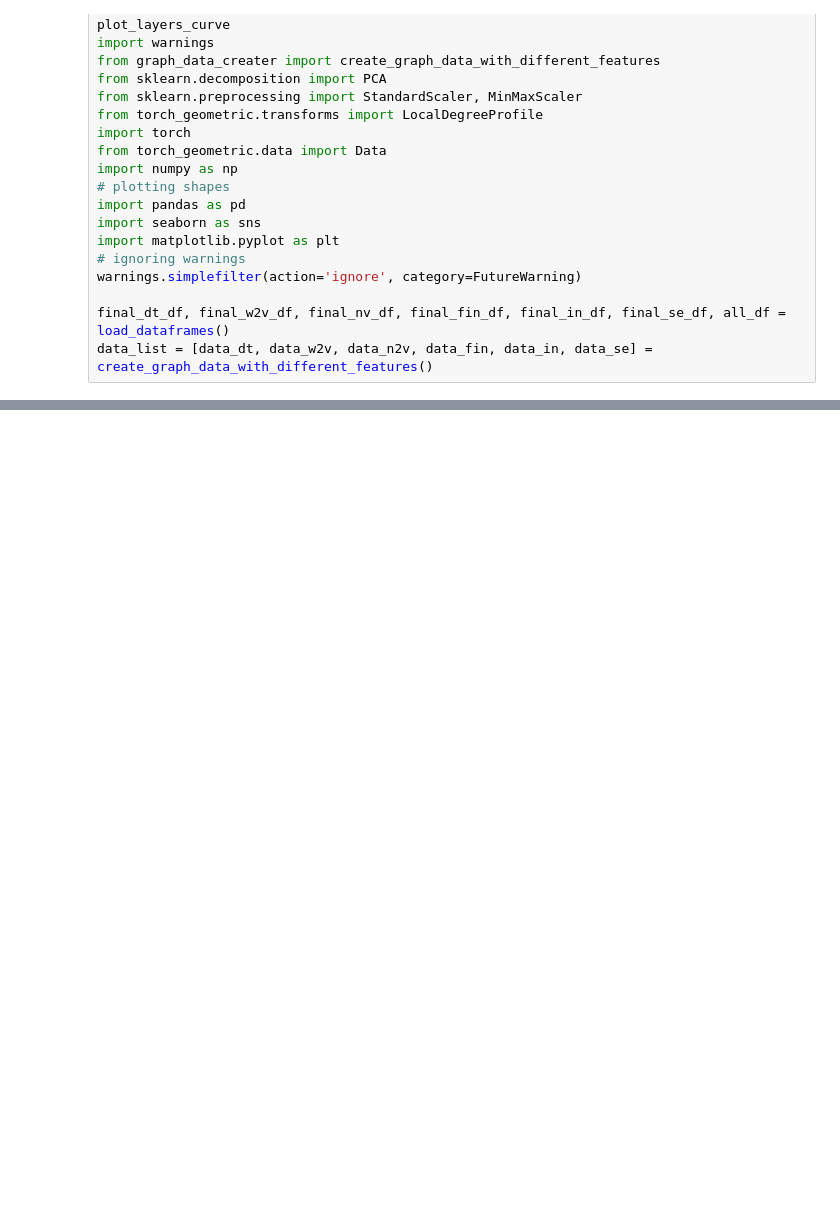
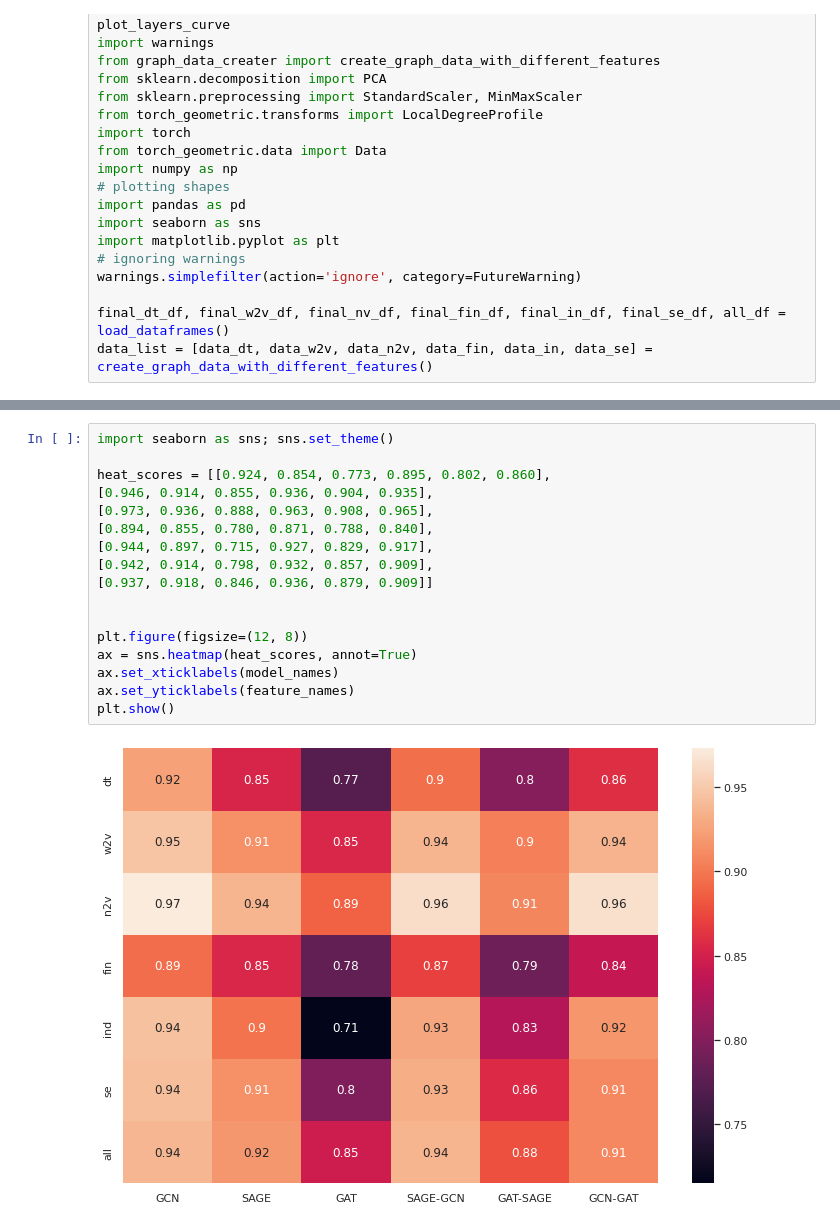
Before and after one commit to sinaziaee/DComG, a Jupyter notebook: model_feature_comparison.ipynb, the cells around one changed output, grey strips where cells are left out. Saved outputs shown, nothing was run; the diff lists cells and outputs as text; blank space fills up the shorter version.

```diff
--- a/model_feature_comparison.ipynb
+++ b/model_feature_comparison.ipynb
@@ -149,0 +323,19 @@ for index in range(0, 6):
+# %%
+import seaborn as sns; sns.set_theme()
+
+heat_scores = [[0.924, 0.854, 0.773, 0.895, 0.802, 0.860],
+[0.946, 0.914, 0.855, 0.936, 0.904, 0.935],
+[0.973, 0.936, 0.888, 0.963, 0.908, 0.965],
+[0.894, 0.855, 0.780, 0.871, 0.788, 0.840],
+[0.944, 0.897, 0.715, 0.927, 0.829, 0.917],
+[0.942, 0.914, 0.798, 0.932, 0.857, 0.909],
+[0.937, 0.918, 0.846, 0.936, 0.879, 0.909]]
+
+
+plt.figure(figsize=(12, 8))
+ax = sns.heatmap(heat_scores, annot=True)
+ax.set_xticklabels(model_names)
+ax.set_yticklabels(feature_names)
+plt.show()
+# %% [output]
+[figure, added]
```
Also changed, not shown: parts of 15 cells of this notebook.
